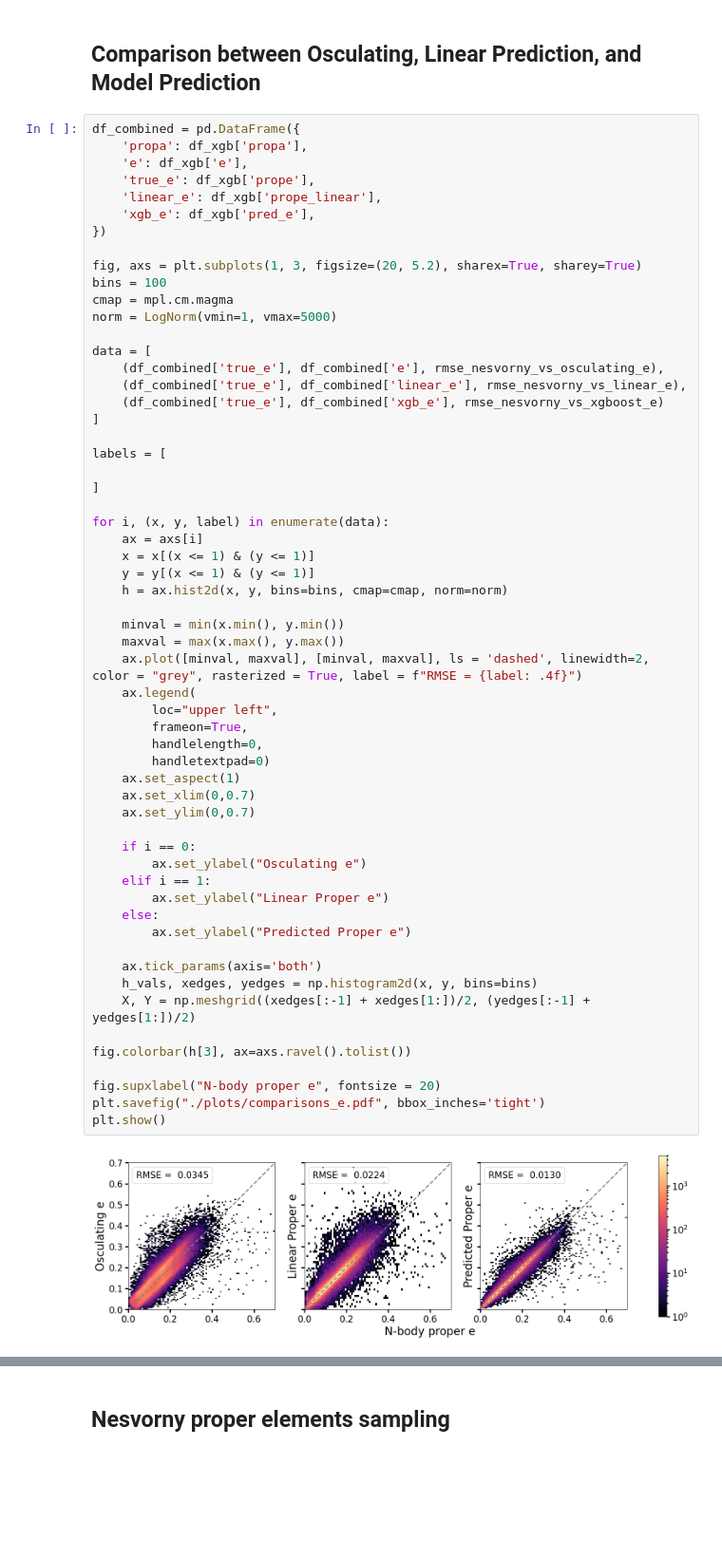
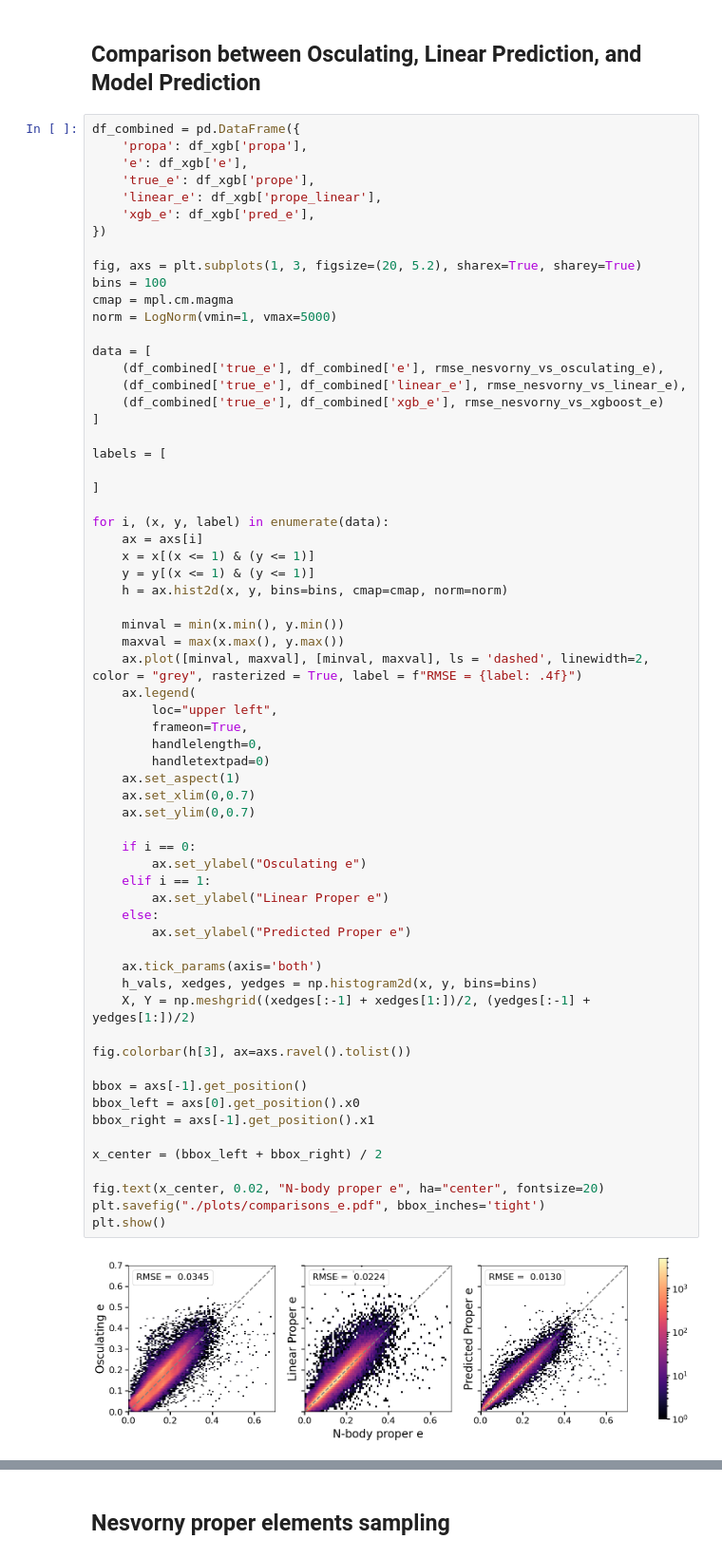
Before and after one commit to YangShen31/proper_elements_prediction, a Jupyter notebook: 3_evaluate_models.ipynb, the cells around one changed output, grey strips where cells are left out. Shown at 95% size. Saved outputs shown, nothing was run; the diff lists cells and outputs as text; blank space fills up the shorter version.

```diff
--- a/3_evaluate_models.ipynb
+++ b/3_evaluate_models.ipynb
@@ -159,35 +150,41 @@ for i, (x, y, label) in enumerate(data):
 	h = ax.hist2d(x, y, bins=bins, cmap=cmap, norm=norm)
 
 	minval = min(x.min(), y.min())
 	maxval = max(x.max(), y.max())
 	ax.plot([minval, maxval], [minval, maxval], ls = 'dashed', linewidth=2, color = "grey", rasterized = True, label = f"RMSE = {label: .4f}")
 	ax.legend(
 		loc="upper left",
 		frameon=True,
 		handlelength=0,
 		handletextpad=0)
 	ax.set_aspect(1)
 	ax.set_xlim(0,0.7)
 	ax.set_ylim(0,0.7)
 
 	if i == 0:
 		ax.set_ylabel("Osculating e")
 	elif i == 1:
 		ax.set_ylabel("Linear Proper e")
 	else:
 		ax.set_ylabel("Predicted Proper e")
 
 	ax.tick_params(axis='both')
 	h_vals, xedges, yedges = np.histogram2d(x, y, bins=bins)
 	X, Y = np.meshgrid((xedges[:-1] + xedges[1:])/2, (yedges[:-1] + yedges[1:])/2)
 
 fig.colorbar(h[3], ax=axs.ravel().tolist())
 
-fig.supxlabel("N-body proper e", fontsize = 20)
+bbox = axs[-1].get_position()
+bbox_left = axs[0].get_position().x0
+bbox_right = axs[-1].get_position().x1
+
+x_center = (bbox_left + bbox_right) / 2
+
+fig.text(x_center, 0.02, "N-body proper e", ha="center", fontsize=20)
 plt.savefig("./plots/comparisons_e.pdf", bbox_inches='tight')
 plt.show()
 # %% [output]
-[figure, old version]
+[figure, new version]
 # %%
 df_combined = pd.DataFrame({
 	'propa': df_xgb['propa'],
```
Also changed, not shown: parts of 3 cells of this notebook, 8 other files.
